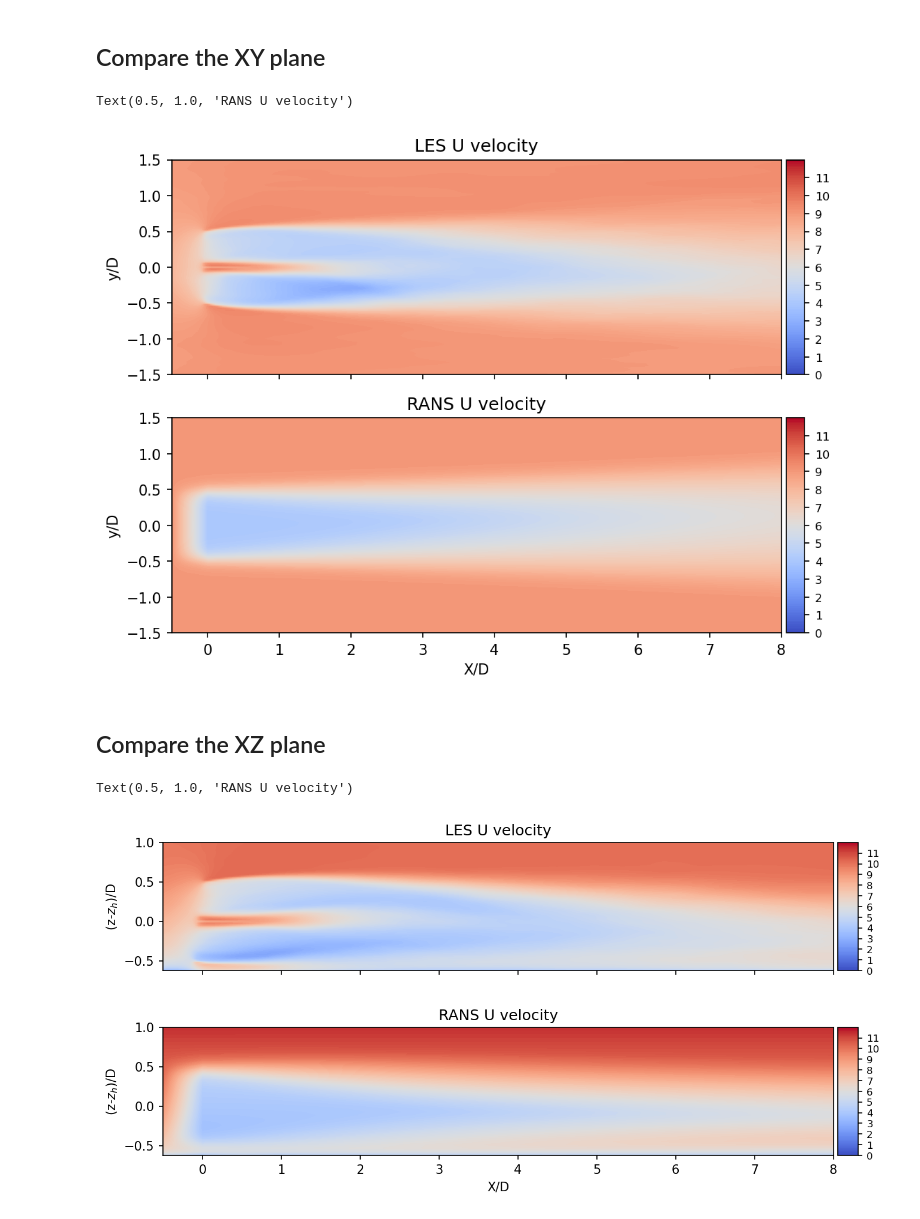
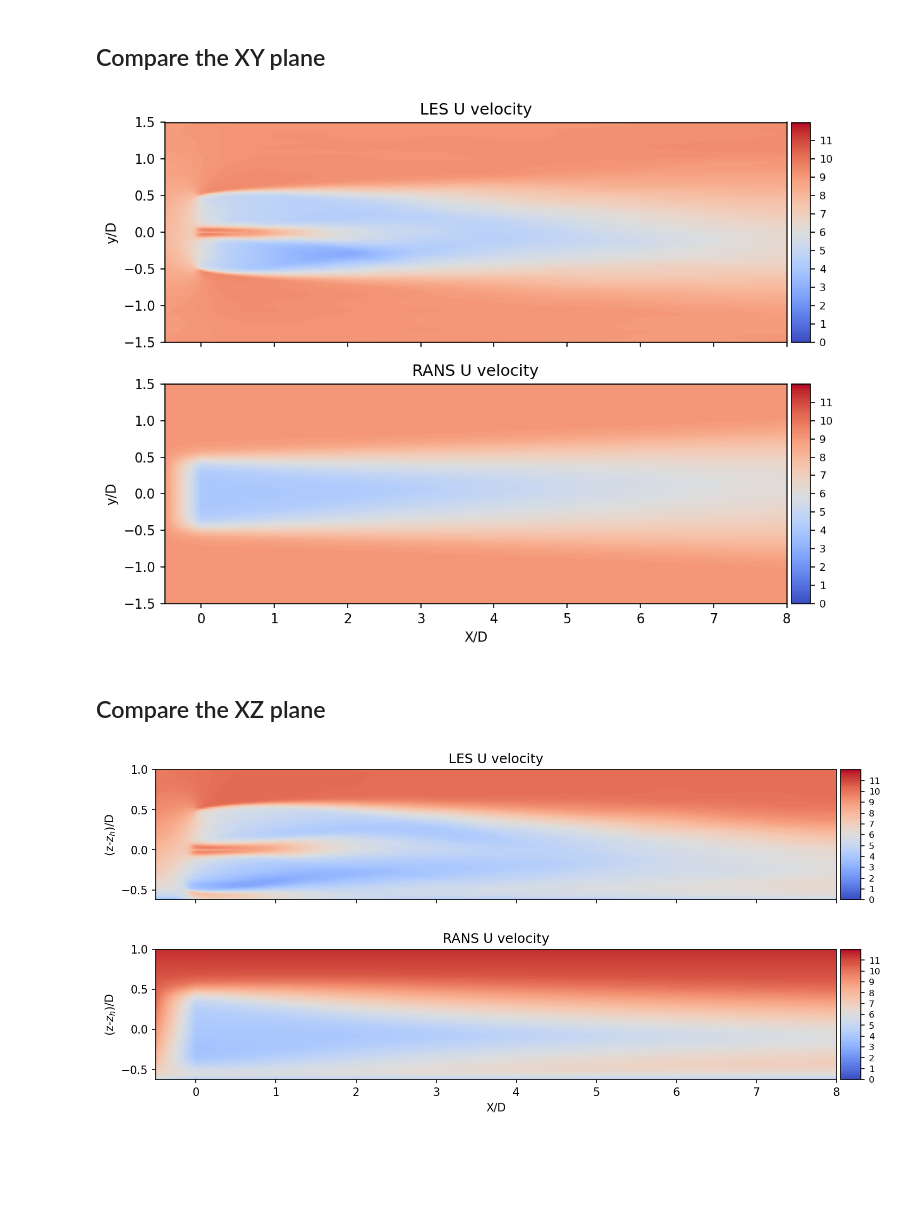
Before and after one commit to sandialabs/SANDwake3D, a Jupyter notebook: Calibration/Offshore_MedWS_LowTI/MedWS_LowTI_LES_compare.ipynb, the cells around one changed output. Saved outputs shown, nothing was run; the diff lists cells and outputs as text; code cells hidden in the pictures; blank space fills up the shorter version.

```diff
--- a/Calibration/Offshore_MedWS_LowTI/MedWS_LowTI_LES_compare.ipynb
+++ b/Calibration/Offshore_MedWS_LowTI/MedWS_LowTI_LES_compare.ipynb
@@ -38,6 +38,9 @@ db = loadpickle(loadpklfile)
 params = db['params']
 xvec   = db['xvec']
 phi    = db['phi']
+# %%
+savefigs = True
+figdir   = 'figures/'
 # %% [markdown]
 ## Plot comparison
 # %%
@@ -70,7 +73,7 @@ plotdict = [
      'RANS_plotvar':'u',
      'turbD':turbD,
      'turbhh':turbhh,
-     'savefig':'MedWS_LowTI_U_YZ_2D.png',
+     'savefig':figdir+'/MedWS_LowTI_LES_RANS_U_YZ_2D.png',
     },
 
     # x/D = 4
@@ -83,7 +86,7 @@ plotdict = [
      'RANS_plotvar':'u',
      'turbD':turbD,
      'turbhh':turbhh,
-     'savefig':'',
+     'savefig':figdir+'/MedWS_LowTI_LES_RANS_U_YZ_4D.png',
     },
 
     # x/D = 6
@@ -96,7 +99,7 @@ plotdict = [
      'RANS_plotvar':'u',
      'turbD':turbD,
      'turbhh':turbhh,
-     'savefig':'',
+     'savefig':figdir+'/MedWS_LowTI_LES_RANS_U_YZ_6D.png',
     },
 
     # x/D = 8
@@ -109,7 +112,7 @@ plotdict = [
      'RANS_plotvar':'u',
      'turbD':turbD,
      'turbhh':turbhh,
-     'savefig':'',
+     'savefig':figdir+'/MedWS_LowTI_LES_RANS_U_YZ_8D.png',
     },
 
 ]
@@ -162,7 +165,7 @@ for plotd in plotdict:
     axs[1].set_title(f'RANS x/D={xplot}')
     plt.tight_layout()
 
-    if len(plotd['savefig'])>0:
+    if savefigs and len(plotd['savefig'])>0:
         plt.savefig(plotd['savefig'])
 # %% [output]
 [figure]
@@ -177,32 +294,36 @@ XY_wake = loadpickle('XYplanes/XY_wake.pkl')
 # %%
 zvec=params['zm'][0,:]
 yvec=params['ym'][:,0]
 xm, ym = np.meshgrid(xvec, yvec)
 izRANS = find_nearest(zvec, turbhh)
 
+plotv='u'
 c={}
 fig, axs = plt.subplots(2,1,figsize=(10,6), dpi=150, sharex=True)
 c[0] = axs[0].contourf((XY_wake['x'][1,:,:]-LES_turbx)/turbD, (XY_wake['y'][1,:,:]-LES_turby)/turbD, XY_wake['velocityx_avg'][1,:,:], levels=vlevels[plotv]['levels'], cmap='coolwarm')
 c[1] = axs[1].contourf((xm-RANS_turbx)/turbD, ym/turbD, phi[plotv][:,:,izRANS].transpose(), levels=vlevels[plotv]['levels'], cmap='coolwarm')
 
 for ix, ax in enumerate(axs):
     ax.set_xlim([-0.5,8])
     ax.set_ylim([-1.5, 1.5])
     ax.set_aspect('equal')
 
     divider = make_axes_locatable(axs[ix])
     cax = divider.append_axes("right", size="3%", pad=0.05)
     cbar=fig.colorbar(c[ix], ax=axs[ix], cax=cax, ticks = matplotlib.ticker.FixedLocator(vlevels[plotv]['cbarticks']))
     cbar.ax.tick_params(labelsize=8)
 
     ax.set_ylabel('y/D')
 
 axs[1].set_xlabel('X/D')
 axs[0].set_title('LES U velocity')
 axs[1].set_title('RANS U velocity')
+plt.tight_layout()
+
+if savefigs:
+    plt.savefig(figdir+'/MedWS_LowTI_LES_RANS_U_XY_HH.png')
 # %% [output]
-Text(0.5, 1.0, 'RANS U velocity')
-[figure, old version]
+[figure, new version]
 # %% [markdown]
 ## Compare the XZ plane
 # %%
@@ -214,6 +335,7 @@ yvec=params['ym'][:,0]
 xm, zm = np.meshgrid(xvec, zvec)
 iyRANS = find_nearest(yvec, 0.0)
 
+plotv='u'
 c={}
 fig, axs = plt.subplots(2,1,figsize=(10,5), dpi=150, sharex=True)
 c[0] = axs[0].contourf((XZ_wake['x'][0,:,:]-LES_turbx)/turbD, (XZ_wake['z'][0,:,:]-turbhh)/turbD, XZ_wake['velocityx_avg'][0,:,:], levels=vlevels[plotv]['levels'], cmap='coolwarm')
@@ -235,6 +357,10 @@ for ix, ax in enumerate(axs):
 axs[1].set_xlabel('X/D')
 axs[0].set_title('LES U velocity')
 axs[1].set_title('RANS U velocity')
+
+plt.tight_layout()
+
+if savefigs:
+    plt.savefig(figdir+'/MedWS_LowTI_LES_RANS_U_XZ_Streamwise.png')
 # %% [output]
-Text(0.5, 1.0, 'RANS U velocity')
-[figure, old version]
+[figure, new version]
```
Also changed, not shown: parts of 3 cells of this notebook, 21 other files.
